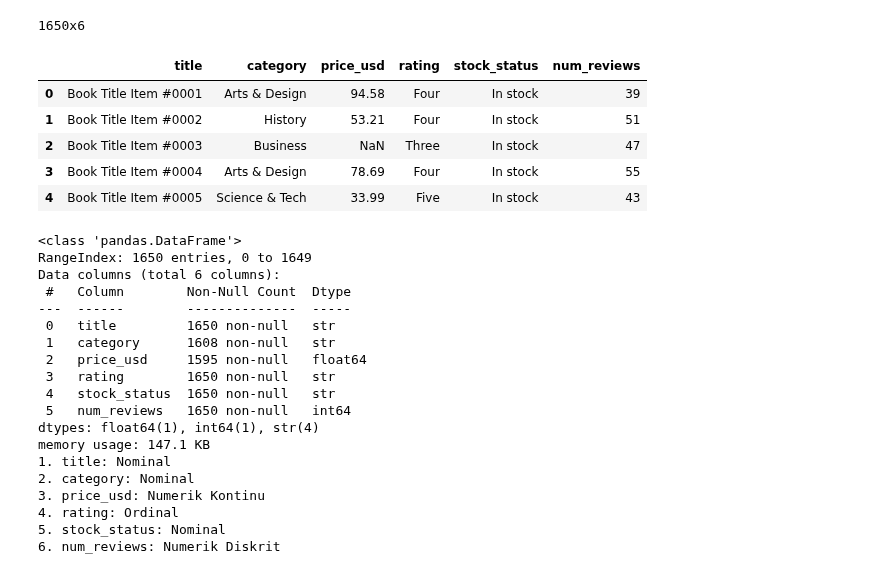
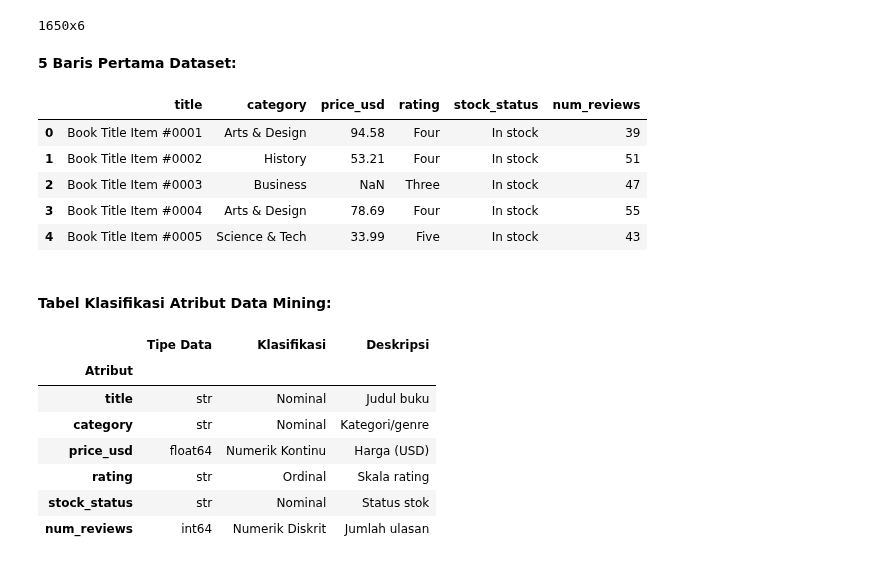
Before and after one commit to catherineapriliaharlina/5054251012_Catherine_praktikum-data-mining, a Jupyter notebook: tugas-scrapping-eda/5054251012_Catherine_Aprilia_Harlina_Tugas_Scrapping_dan_EDA.ipynb, the cells around one changed output. Drawn from its saved outputs; the diff is of its cells as text; code cells hidden in the pictures.

```diff
--- a/tugas-scrapping-eda/5054251012_Catherine_Aprilia_Harlina_Tugas_Scrapping_dan_EDA.ipynb
+++ b/tugas-scrapping-eda/5054251012_Catherine_Aprilia_Harlina_Tugas_Scrapping_dan_EDA.ipynb
@@ -16,32 +16,37 @@ df_raw=pd.read_csv('raw_books_data.csv'); print(f'{df_raw.shape[0]}x{df_raw.shap
 # %% [output]
 1650x6
 # %%
-display(df_raw.head()); df_raw.info()
-print('1. title: Nominal\n2. category: Nominal\n3. price_usd: Numerik Kontinu\n4. rating: Ordinal\n5. stock_status: Nominal\n6. num_reviews: Numerik Diskrit')
+from IPython.display import display, HTML
+
+# 1. Tampilkan 5 baris data awal
+display(HTML("<b>5 Baris Pertama Dataset:</b>"))
+display(df_raw.head())
+
+# 2. Tabel Klasifikasi Atribut (Indeks angka hilang & rapi)
+attr_df = pd.DataFrame({
+    'Atribut': df_raw.columns,
+    'Tipe Data': [str(d) for d in df_raw.dtypes],
+    'Klasifikasi': ['Nominal', 'Nominal', 'Numerik Kontinu', 'Ordinal', 'Nominal', 'Numerik Diskrit'],
+    'Deskripsi': ['Judul buku', 'Kategori/genre', 'Harga (USD)', 'Skala rating', 'Status stok', 'Jumlah ulasan']
+}).set_index('Atribut')
+
+display(HTML("<br><b>Tabel Klasifikasi Atribut Data Mining:</b>"))
+display(attr_df)
 # %% [output]
+5 Baris Pertama Dataset:
 |  | title | category | price_usd | rating | stock_status | num_reviews |
 | 0 | Book Title Item #0001 | Arts & Design | 94.58 | Four | In stock | 39 |
 | 1 | Book Title Item #0002 | History | 53.21 | Four | In stock | 51 |
 | 2 | Book Title Item #0003 | Business | NaN | Three | In stock | 47 |
 | 3 | Book Title Item #0004 | Arts & Design | 78.69 | Four | In stock | 55 |
 | 4 | Book Title Item #0005 | Science & Tech | 33.99 | Five | In stock | 43 |
-<class 'pandas.DataFrame'>
-RangeIndex: 1650 entries, 0 to 1649
-Data columns (total 6 columns):
- #   Column        Non-Null Count  Dtype
----  ------        --------------  -----
- 0   title         1650 non-null   str
- 1   category      1608 non-null   str
- 2   price_usd     1595 non-null   float64
- 3   rating        1650 non-null   str
- 4   stock_status  1650 non-null   str
- 5   num_reviews   1650 non-null   int64
-dtypes: float64(1), int64(1), str(4)
-memory usage: 147.1 KB
-1. title: Nominal
-2. category: Nominal
-3. price_usd: Numerik Kontinu
-4. rating: Ordinal
-5. stock_status: Nominal
-6. num_reviews: Numerik Diskrit
+Tabel Klasifikasi Atribut Data Mining:
+|  | Tipe Data | Klasifikasi | Deskripsi |
+| Atribut |  |  |  |
+| title | str | Nominal | Judul buku |
+| category | str | Nominal | Kategori/genre |
+| price_usd | float64 | Numerik Kontinu | Harga (USD) |
+| rating | str | Ordinal | Skala rating |
+| stock_status | str | Nominal | Status stok |
+| num_reviews | int64 | Numerik Diskrit | Jumlah ulasan |
 # %%
```
Also changed, not shown: parts of 4 cells of this notebook.
